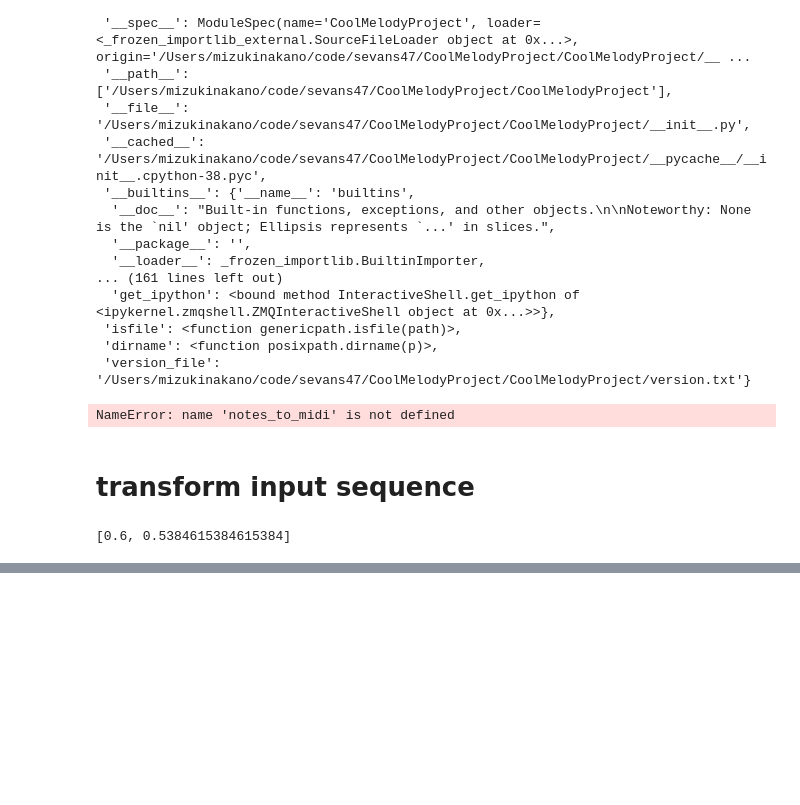
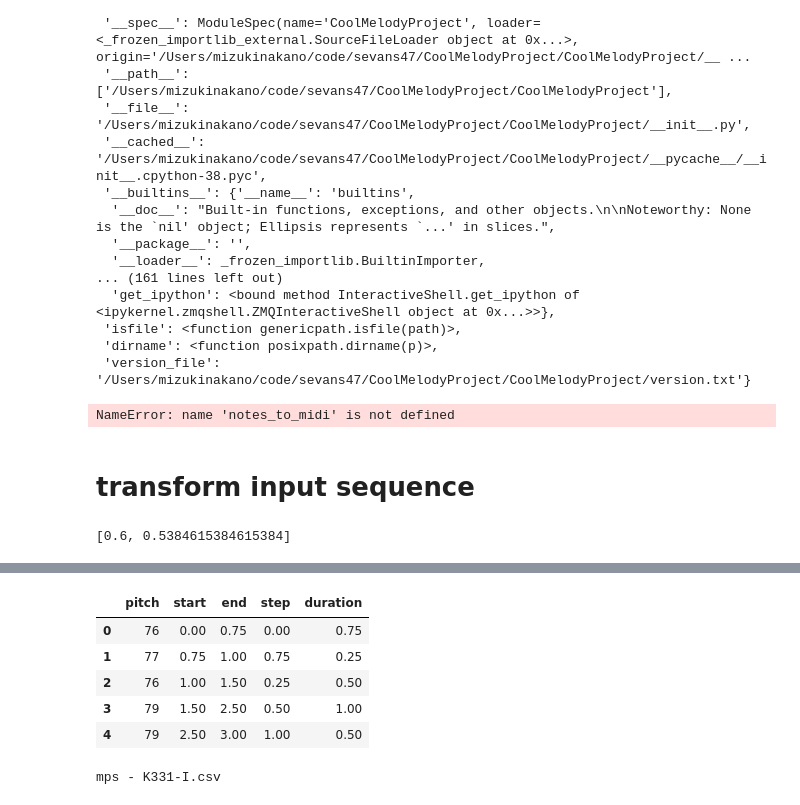
Before and after one commit to sevans47/CoolMelodyProject, a Jupyter notebook: notebooks/miz_notebook.ipynb, the cells around one changed output, grey strips where cells are left out. Cells and saved outputs as stored; diff of their text form; code cells hidden in the pictures; blank space fills up the shorter version.

```diff
--- a/notebooks/miz_notebook.ipynb
+++ b/notebooks/miz_notebook.ipynb
@@ -621,0 +624,3 @@ ModuleNotFoundError: No module named 'csvcombiner'
+# %%
+filenames = csvcombiner.get_movement_filenames()
+df = csvcleaner.midi_to_notes(filenames[12])
@@ -621,0 +649,13 @@ ModuleNotFoundError: No module named 'csvcombiner'
+# %%
+df.head()
+# %% [output]
+|  | pitch | start | end | step | duration |
+| 0 | 76 | 0.00 | 0.75 | 0.00 | 0.75 |
+| 1 | 77 | 0.75 | 1.00 | 0.75 | 0.25 |
+| 2 | 76 | 1.00 | 1.50 | 0.25 | 0.50 |
+| 3 | 79 | 1.50 | 2.50 | 0.50 | 1.00 |
+| 4 | 79 | 2.50 | 3.00 | 1.00 | 0.50 |
+# %%
+print(filenames[12])
+# %% [output]
+mps - K331-I.csv
```
Also changed, not shown: parts of 55 cells of this notebook, 57 other files.
